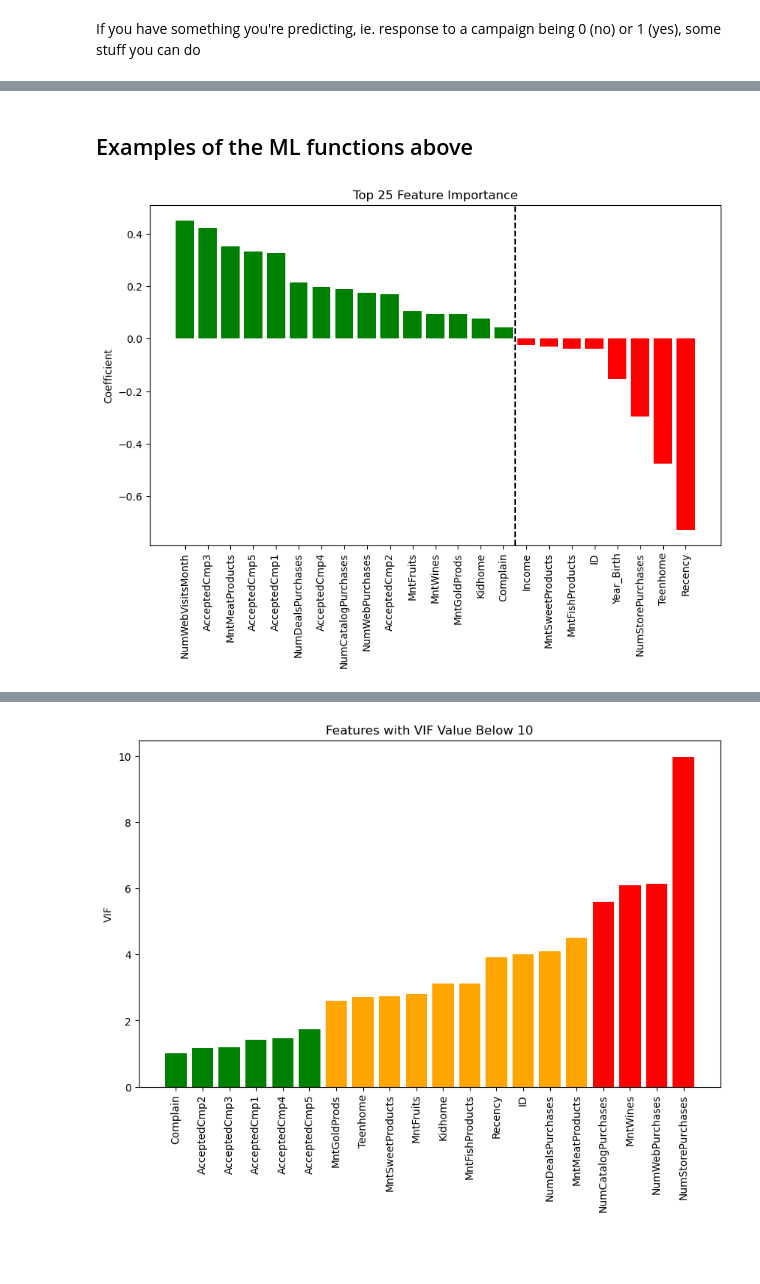
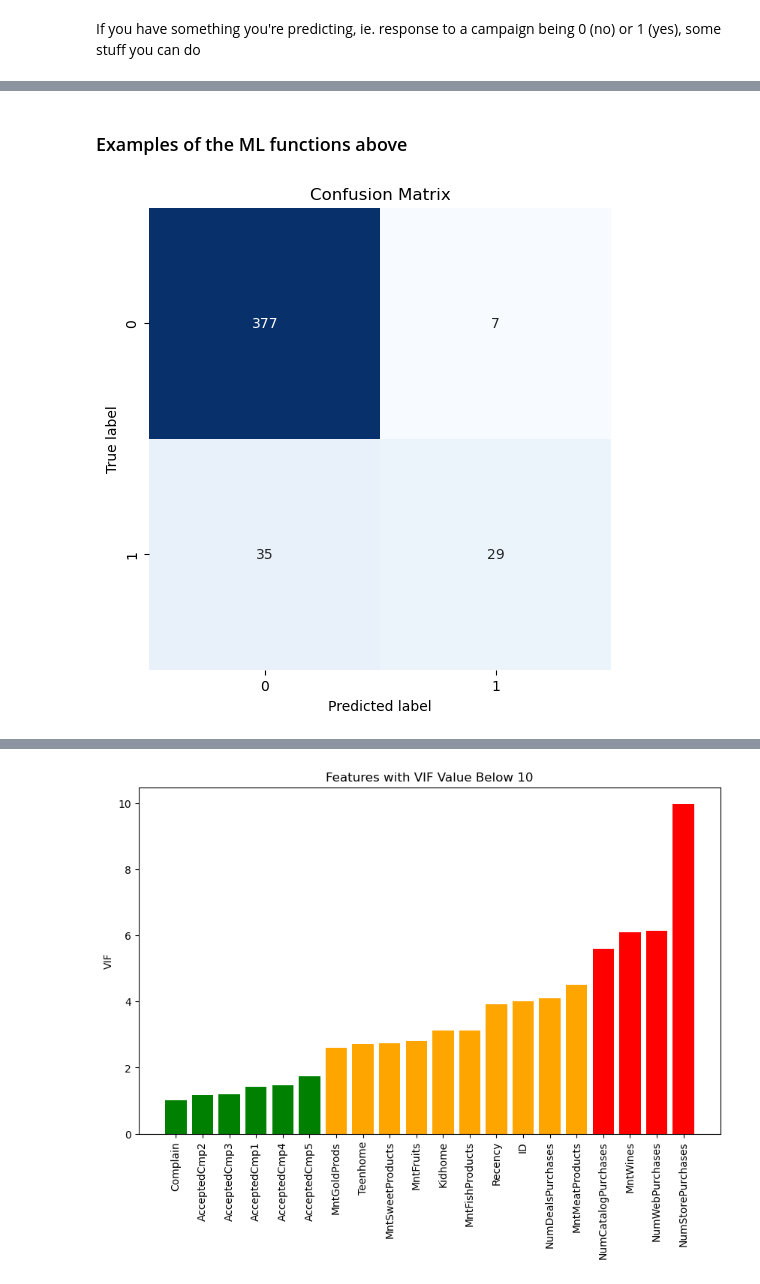
Before and after one commit to CSergiy/DS_Demo, a Jupyter notebook: Stuff.ipynb, the cells around one changed output, grey strips where cells are left out. Saved outputs shown, nothing was run; the diff lists cells and outputs as text; code cells hidden in the pictures; blank space fills up the shorter version.

```diff
--- a/Stuff.ipynb
+++ b/Stuff.ipynb
@@ -56,4 +58,4 @@ Replace missing values in 'Income' with the mean of the column
 
 `df['Income'].fillna(df['Income'].mean(), inplace=True)`
 # %%
-df['Income'].fillna(df['Income'].mean(), inplace=True)
+df['Income'] = df['Income'].fillna(df['Income'].mean())
@@ -391,11 +372,4 @@ def plot_logistic_regression_feature_importance(model, feature_names, top_n=30):
 # %% [markdown]
-## Examples of the ML functions above
+### Examples of the ML functions above
 # %%
 model, X_train, X_test, y_train, y_test = create_basic_logistic_regression_auto_features(df=numerical_df, target_feature='Response') # makes logreg model
-
-#plot_confusion_matrix(model, X_test, y_test)              #shows model predict to real target
-#print(classification_report(y_test, y_pred))              #More stats for above
-
-plot_logistic_regression_feature_importance(model, X_train.columns, top_n=25)                                  #shows n features w/ highest
-# %% [output]
-[figure, removed]
@@ -438,0 +376,4 @@ def plot_vif_for_dataframe(df, target_feature, threshold=10):
+# %%
+plot_confusion_matrix(model, X_test, y_test)              #shows model predict to real target. if this looks okay, then u can use it. if its scuffed, gotta fix
+# %% [output]
+[figure, added]
```
Also changed, not shown: parts of 25 cells of this notebook.
